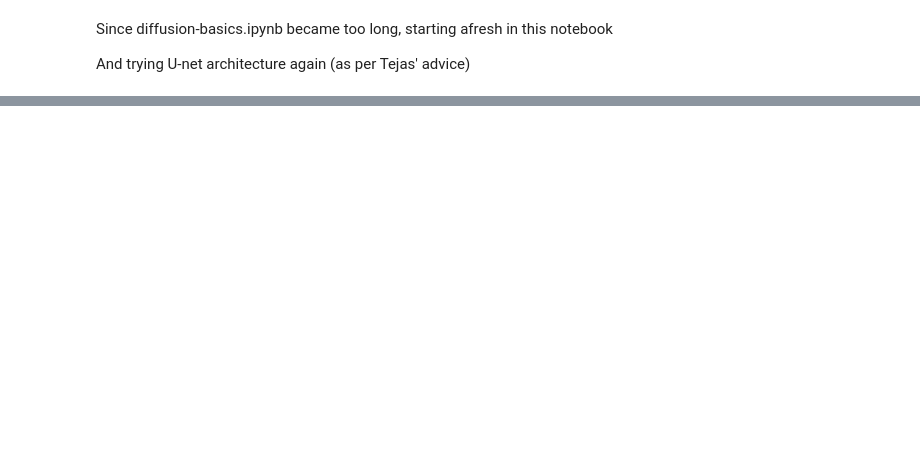
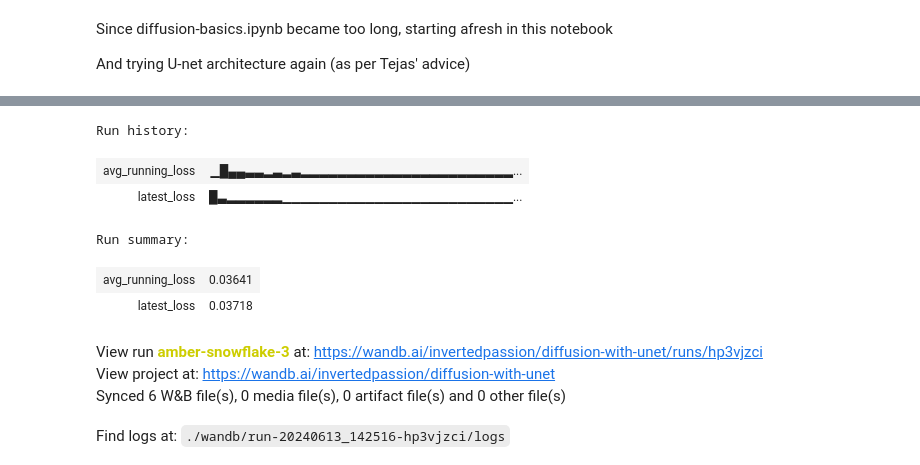
Before and after one commit to paraschopra/AIexperiments, a Jupyter notebook: diffusion-with-unet.ipynb, the cells around one changed output, grey strips where cells are left out. Drawn from its saved outputs; the diff is of its cells as text; code cells hidden in the pictures; blank space fills up the shorter version.

```diff
--- a/diffusion-with-unet.ipynb
+++ b/diffusion-with-unet.ipynb
@@ -255,0 +281,13 @@ KeyboardInterrupt:
+# %%
+wandb.finish()
+# %% [output]
+Run history:
+| avg_running_loss | ▁█▄▄▃▃▂▃▂▃▂▂▂▂▂▂▂▂▂▂▂▂▂▂▂▂▂▂▂▂▂▂▂... |
+| latest_loss | █▃▂▂▂▂▂▂▁▁▁▁▁▁▁▁▁▁▁▁▁▁▁▁▁▁▁▁▁▁▁▁▁... |
+Run summary:
+| avg_running_loss | 0.03641 |
+| latest_loss | 0.03718 |
+View run amber-snowflake-3 at: https://wandb.ai/invertedpassion/diffusion-with-unet/runs/hp3vjzci
+View project at: https://wandb.ai/invertedpassion/diffusion-with-unet
+Synced 6 W&B file(s), 0 media file(s), 0 artifact file(s) and 0 other file(s)
+Find logs at: ./wandb/run-20240613_142516-hp3vjzci/logs
```
Also changed, not shown: parts of 10 cells of this notebook.
